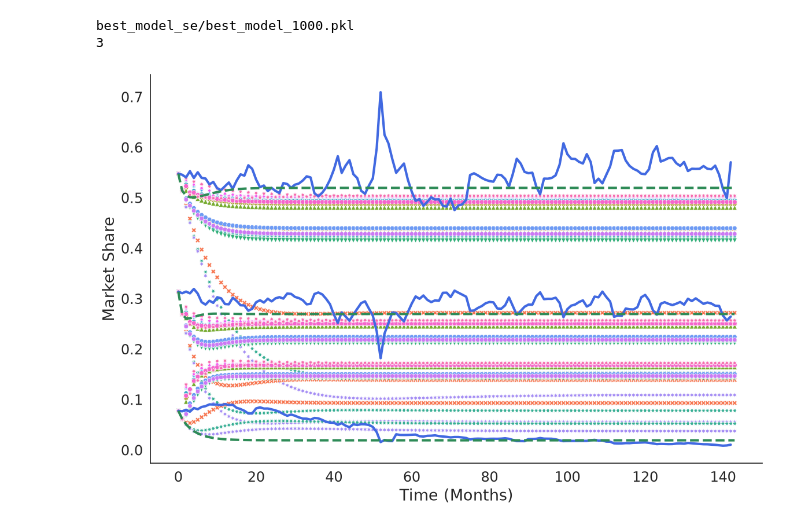
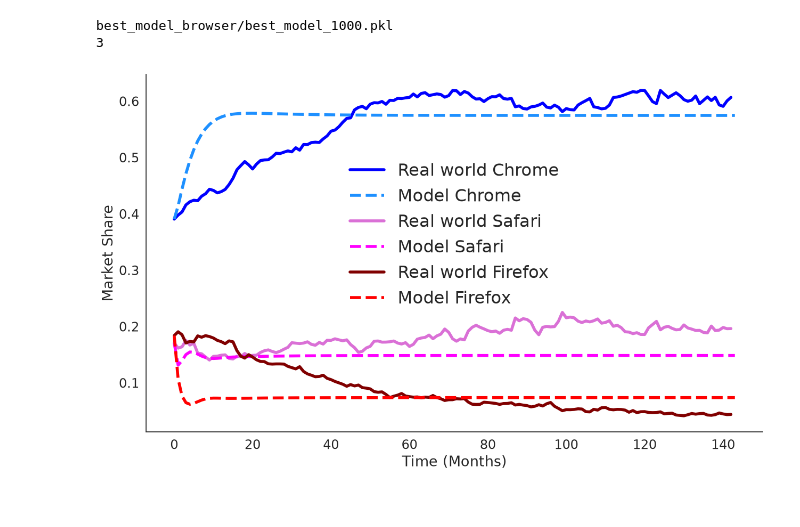
Before and after one commit to jakobgotberg/diffusion_of_innovation_in_multilayer_networks, a Jupyter notebook: model_tuning.ipynb, the cells around one changed output. Drawn from its saved outputs; the diff is of its cells as text; code cells hidden in the pictures.

```diff
--- a/model_tuning.ipynb
+++ b/model_tuning.ipynb
@@ -9,9 +9,9 @@ from matplotlib.patches import Patch
 import pandas as pd
 import numpy as np
 import seaborn as sns
-real_world_data = "vendor-SE-monthly-201407-202605.csv"
+real_world_data = "browser-eu-monthly-201407-202605.csv"
 n = 1000
-model_path = f"best_model_se/best_model_{n}.pkl"
+model_path = f"best_model_browser/best_model_{n}.pkl"
 import matplotlib.font_manager as fm
 font_file = "../fonts/Arvo-Bold.ttf"
 font = fm.FontProperties(fname=font_file)
@@ -23,7 +25,7 @@ sns.despine()
 # %%
 df = pd.read_csv(real_world_data)
 df = df[vendors] / 100
-with open("sensitive_analysis.pkl", "rb") as fd:
-    betas = pickle.load(fd)
-g = sns.scatterplot(data=betas[0], color="grey", legend=False)
-plt.show()
+#with open("sensitive_analysis.pkl", "rb") as fd:
+#    betas = pickle.load(fd)
+#g = sns.scatterplot(data=betas[0], color="grey", legend=False)
+#plt.show()
@@ -47,43 +47,47 @@ sim = Simulation(
             net = net,
             window_size=2 * rows
             )
 
 for _ in range(rows):
     sim()
 
 # the shape of the object is: rows * k * n
 states = sim.get_adoption_states()
 market_share_prediction = [None] * k
 for vendor in vendors:
     index = vendor_map[vendor]
     # market_share_prediction is a row long list of the mean of the k:th vendor.
     # rows * 1 * n -> rows * 1
     market_share_prediction[index] = np.array([state[index].mean() for state in states])
 
-fig, ax = plt.subplots(figsize=(12, 8))
-o = 2
-colors=["royalblue", "seagreen", "gold"]
+fig, ax = plt.subplots(figsize=(13, 8))
+
+colors = [["blue", "dodgerblue"],["orchid", "magenta"], ["maroon", "red"]]
 for vendor in vendors:
     index = vendor_map[vendor]
-    g = sns.lineplot(data=df[vendor], ax=ax, color="royalblue", linewidth=3, legend=False)
-
-    g = sns.scatterplot(data=betas[index], color="grey", legend=False)
-    g = sns.lineplot(linestyle="--", data=market_share_prediction[index], color="seagreen", legend=False, ax=ax, linewidth=3)
+    g = sns.lineplot(data=df[vendor], ax=ax, linewidth=4, legend=True, label=f"Real world {vendor}", color=colors[index][0])
+    #g = sns.scatterplot(data=betas[index], color="grey", legend=False)
+    g = sns.lineplot(linestyle="--", data=market_share_prediction[index], legend=True, ax=ax, linewidth=4, label=f"Model {vendor}", color=colors[index][1])
 
 
 
-#g.legend(fontsize=14,    handlelength=2.5,    handleheight=1.5)
+ax.legend(
+    fontsize=23,
+    loc="center",
+    bbox_to_anchor=(0.5, 0.55),
+    frameon=False
+)
 sns.despine()
 g.set_ylabel("Market Share")
 g.set_xlabel("Time (Months)")
 plt.tight_layout()
 plt.savefig(f"m.svg", format="svg", bbox_inches="tight", transparent=True)
 
 plt.show()
 # %% [output]
-best_model_se/best_model_1000.pkl
+best_model_browser/best_model_1000.pkl
 3
-[figure, old version]
+[figure, new version]
 # %%
 with open(model_path, "rb") as fd:
     print(model_path)
```
Also changed, not shown: parts of 2 cells of this notebook, 10 other files.
